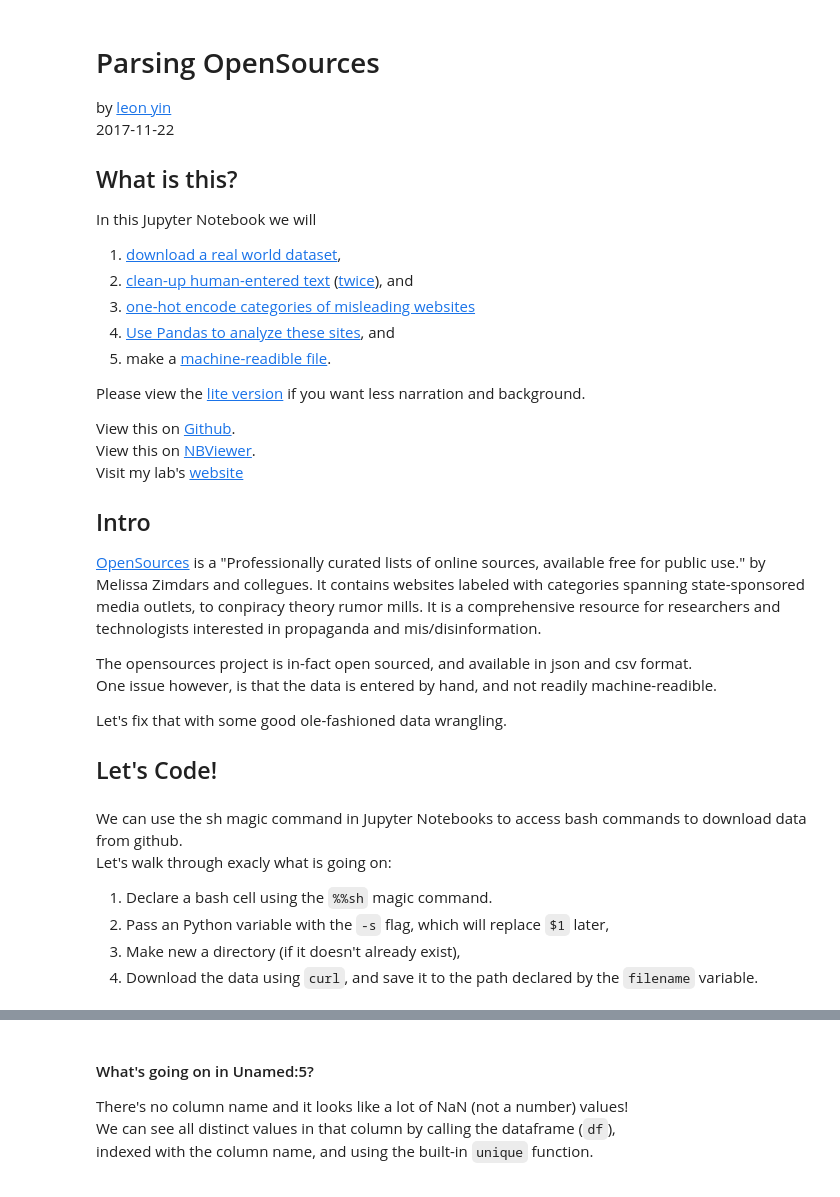
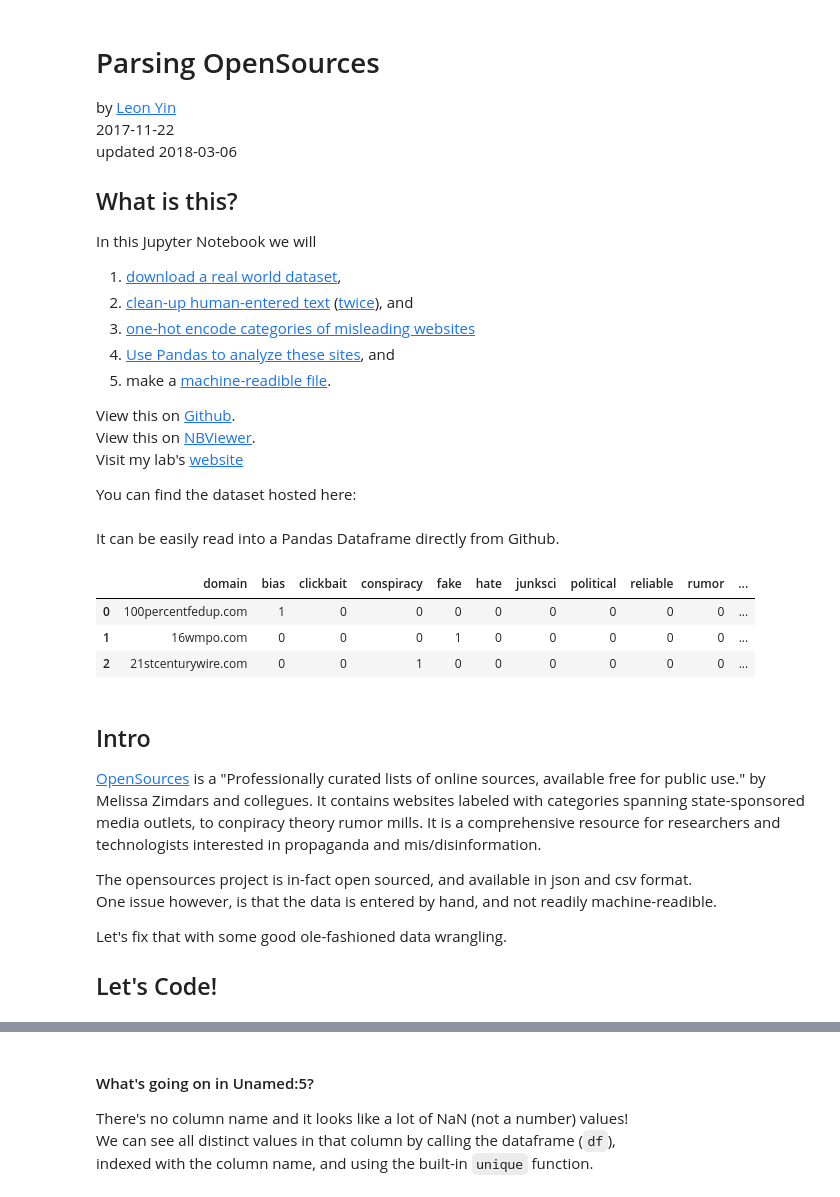
Before and after one commit to yinleon/fake_news, a Jupyter notebook: opensources.ipynb, the cells around one changed output, grey strips where cells are left out. Drawn from its saved outputs; the diff is of its cells as text; code cells hidden in the pictures.

```diff
--- a/opensources.ipynb
+++ b/opensources.ipynb
@@ -1,7 +1,8 @@
 # %% [markdown]
 # Parsing OpenSources
-by [leon yin](twitter.com/leonyin)<br>
-2017-11-22
+by [Leon Yin](twitter.com/leonyin)<br>
+2017-11-22<br>
+updated 2018-03-06
 
 ## What is this?
 In this Jupyter Notebook we will
@@ -11,21 +12,35 @@ In this Jupyter Notebook we will
 4. <a href='#analysis'>Use Pandas to analyze these sites</a>, and
 5. make a [machine-readible file](https://github.com/yinleon/fake_news/blob/master/data/sources_clean.tsv).
 
-Please view the [lite version](https://nbviewer.jupyter.org/github/yinleon/fake_news/blob/master/opensources-lite.ipynb) if you want less narration and background.
 
 View this on [Github](https://github.com/yinleon/fake_news/blob/master/opensources.ipynb).<br>
 View this on [NBViewer](https://nbviewer.jupyter.org/github/yinleon/fake_news/blob/master/opensources.ipynb).<br>
 Visit my lab's [website](https://wp.nyu.edu/smapp/)
 
-## Intro
-[OpenSources](http://www.opensources.co/) is a "Professionally curated lists of online sources, available free for public use." by Melissa Zimdars and collegues. It contains websites labeled with categories spanning state-sponsored media outlets, to conpiracy theory rumor mills. It is a comprehensive resource for researchers and technologists interested in propaganda and mis/disinformation.
-
-The opensources project is in-fact open sourced, and available in json and csv format.<br>
-One issue however, is that the data is entered by hand, and not readily machine-readible.
-
-Let's fix that with some good ole-fashioned data wrangling.
-
-## Let's Code! <a id='bash'></a>
+You can find the dataset hosted here:
+# %%
+clean_os_url = 'https://raw.githubusercontent.com/yinleon/fake_news/master/data/sources_clean.tsv'
+# %% [markdown]
+It can be easily read into a Pandas Dataframe directly from Github.
+# %%
+import pandas as pd
+df_os = pd.read_csv(clean_os_url, sep='\t')
+df_os.head(3)
+# %% [output]
+|  | domain | bias | clickbait | conspiracy | fake | hate | junksci | political | reliable | rumor | ... |
+| 0 | 100percentfedup.com | 1 | 0 | 0 | 0 | 0 | 0 | 0 | 0 | 0 | ... |
+| 1 | 16wmpo.com | 0 | 0 | 0 | 1 | 0 | 0 | 0 | 0 | 0 | ... |
+| 2 | 21stcenturywire.com | 0 | 0 | 1 | 0 | 0 | 0 | 0 | 0 | 0 | ... |
+# %% [markdown]
+## Intro
+[OpenSources](http://www.opensources.co/) is a "Professionally curated lists of online sources, available free for public use." by Melissa Zimdars and collegues. It contains websites labeled with categories spanning state-sponsored media outlets, to conpiracy theory rumor mills. It is a comprehensive resource for researchers and technologists interested in propaganda and mis/disinformation.
+
+The opensources project is in-fact open sourced, and available in json and csv format.<br>
+One issue however, is that the data is entered by hand, and not readily machine-readible.
+
+Let's fix that with some good ole-fashioned data wrangling.
+
+## Let's Code! <a id='bash'></a>
 # %%
 import numpy as np
 import pandas as pd
@@ -34,8 +47 @@ filename = 'data/sources.csv'
-# %% [markdown]
-We can use the sh magic command in Jupyter Notebooks to access bash commands to download data from github.<br>
-Let's walk through exacly what is going on:<br>
-1. Declare a bash cell using the `%%sh` magic command.<br>
-2. Pass an Python variable with the `-s` flag, which will replace `$1` later,<br>
-3. Make new a directory (if it doesn't already exist),<br>
-4. Download the data using `curl`, and save it to the path declared by the `filename` variable.
 # %%
```
Also changed, not shown: parts of 25 cells of this notebook, 1 other file.
